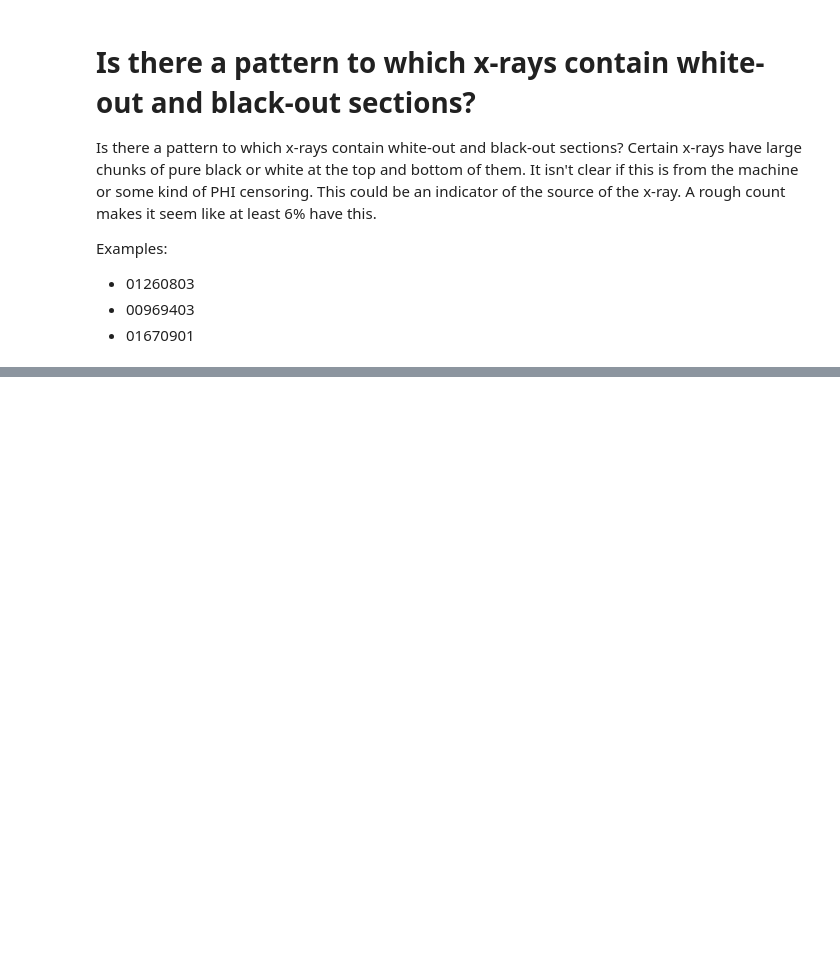
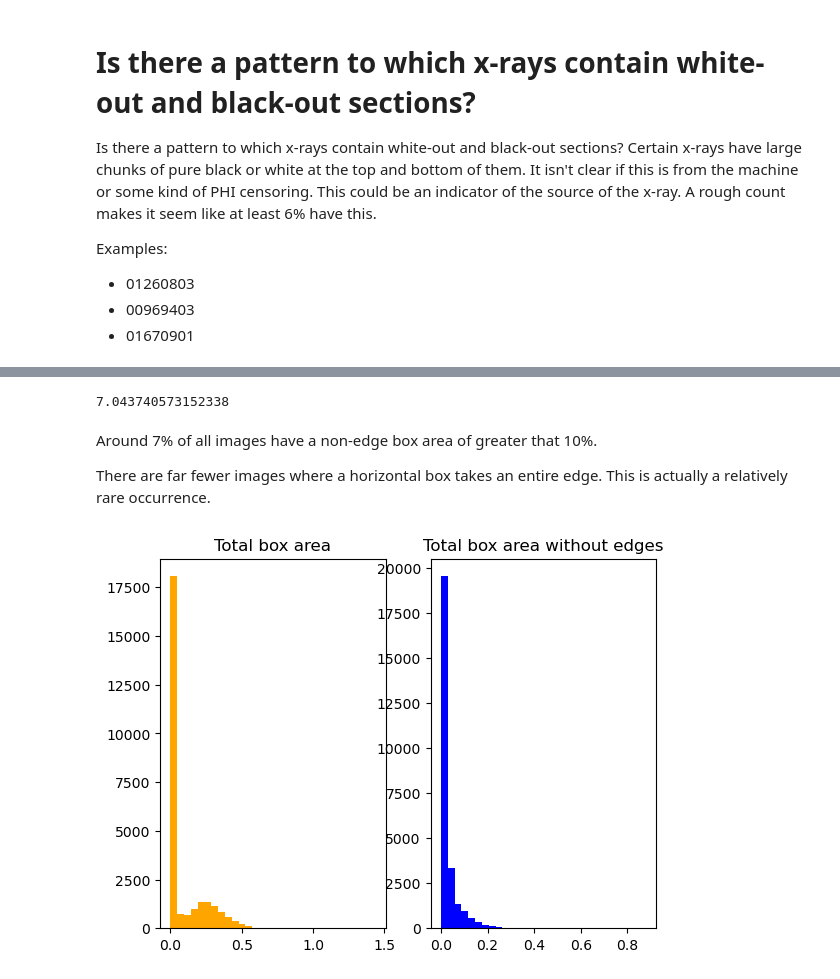
Before and after one commit to cairo-lab/xray_fingerprints, a Jupyter notebook: analysis/pixel_patterns/patterns.ipynb, the cells around one changed output, grey strips where cells are left out. Cells and saved outputs as stored; diff of their text form; code cells hidden in the pictures; blank space fills up the shorter version.

```diff
--- a/analysis/pixel_patterns/patterns.ipynb
+++ b/analysis/pixel_patterns/patterns.ipynb
@@ -225 +343,21 @@ view_xray_box(os.path.join(REMOTE_IMAGE_DIR, "03408003.npy"), threshold = -1.19)
+# %%
+sum(df_images["area_sum_without_edges"] > 0.1) / len(df_images) * 100
+# %% [output]
+7.043740573152338
+# %% [markdown]
+Around 7% of all images have a non-edge box area of greater that 10%.
+
+There are far fewer images where a horizontal box takes an entire edge.  This is actually a relatively rare occurrence.
+# %%
+fig, (ax1, ax2) = plt.subplots(1, 2)
+
+ax1.hist(df_images["area_sum"], bins=30, color="orange")
+ax1.set_title("Total box area")
+
+ax2.hist(df_images["area_sum_without_edges"], bins=30, color="blue")
+ax2.set_title("Total box area without edges")
+
+plt.show()
+# %% [output]
+[figure, added]
 # %%
```
Also changed, not shown: parts of 23 cells of this notebook.
